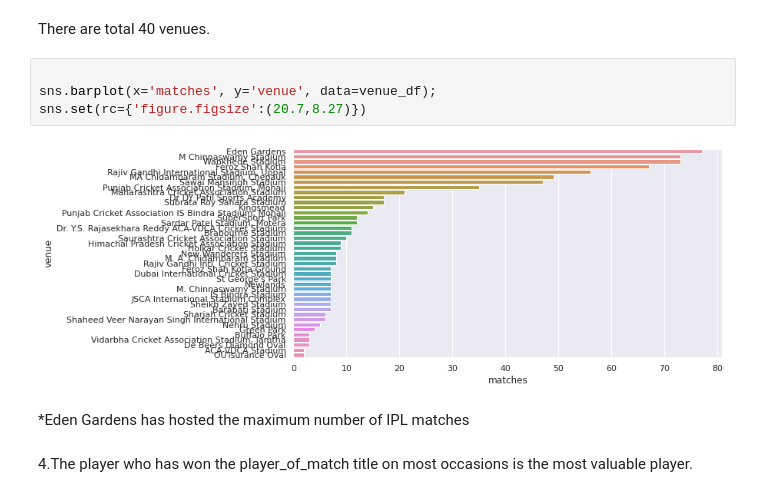
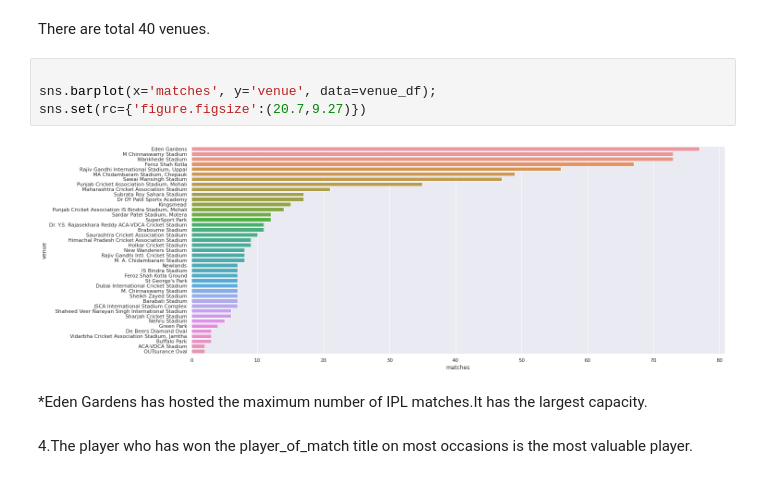
Before and after one commit to 15021996/IPL_DataAnalysis, a Jupyter notebook: Soumya_Team_3_Capstone_Project.ipynb, the cells around one changed output. Drawn from its saved outputs; the diff is of its cells as text.

```diff
--- a/Soumya_Team_3_Capstone_Project.ipynb
+++ b/Soumya_Team_3_Capstone_Project.ipynb
@@ -255,11 +352,11 @@ There are total 40 venues.
 # %%
 
 sns.barplot(x='matches', y='venue', data=venue_df);
-sns.set(rc={'figure.figsize':(20.7,8.27)})
+sns.set(rc={'figure.figsize':(20.7,9.27)})
 # %% [output]
-[figure, old version]
+[figure, new version]
 # %% [markdown]
-*Eden Gardens has hosted the maximum number of IPL matches
+*Eden Gardens has hosted the maximum number of IPL matches.It has the largest capacity.
 # %% [markdown]
 
 4.The player who has won the player_of_match title on most occasions is the most valuable player.
```
Also changed, not shown: parts of 47 cells of this notebook.
